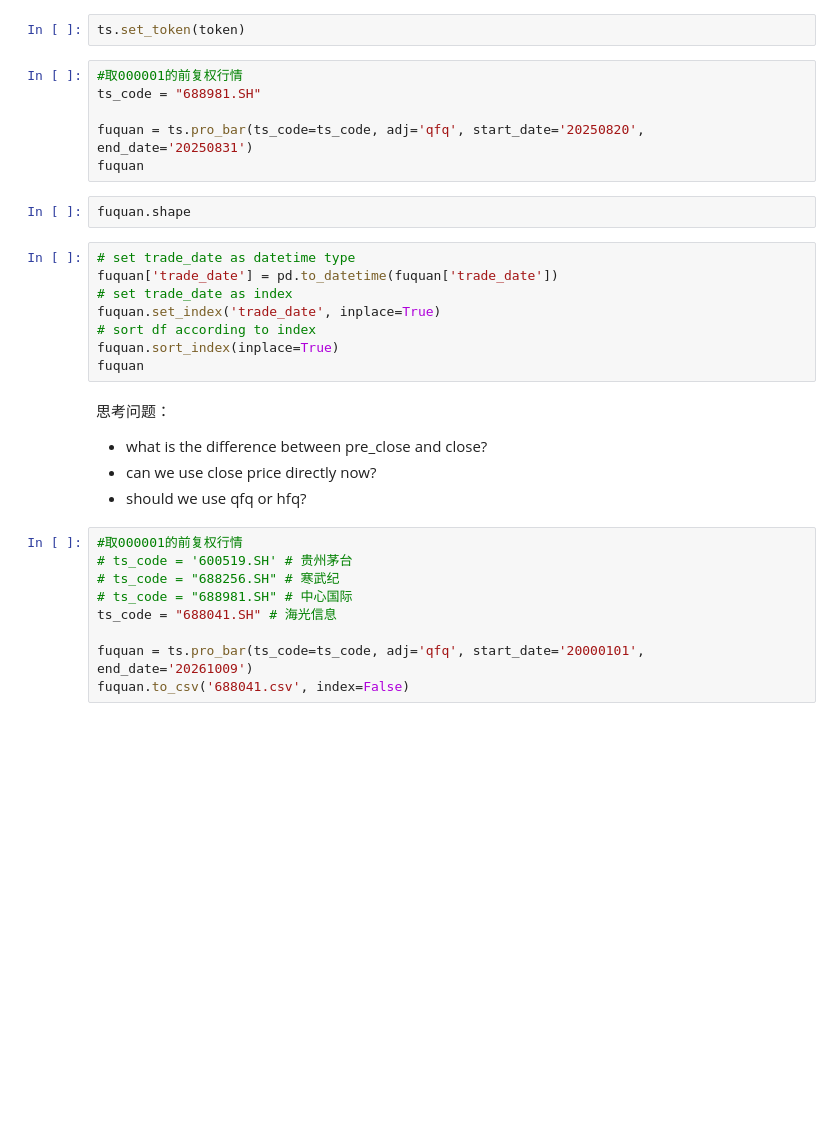
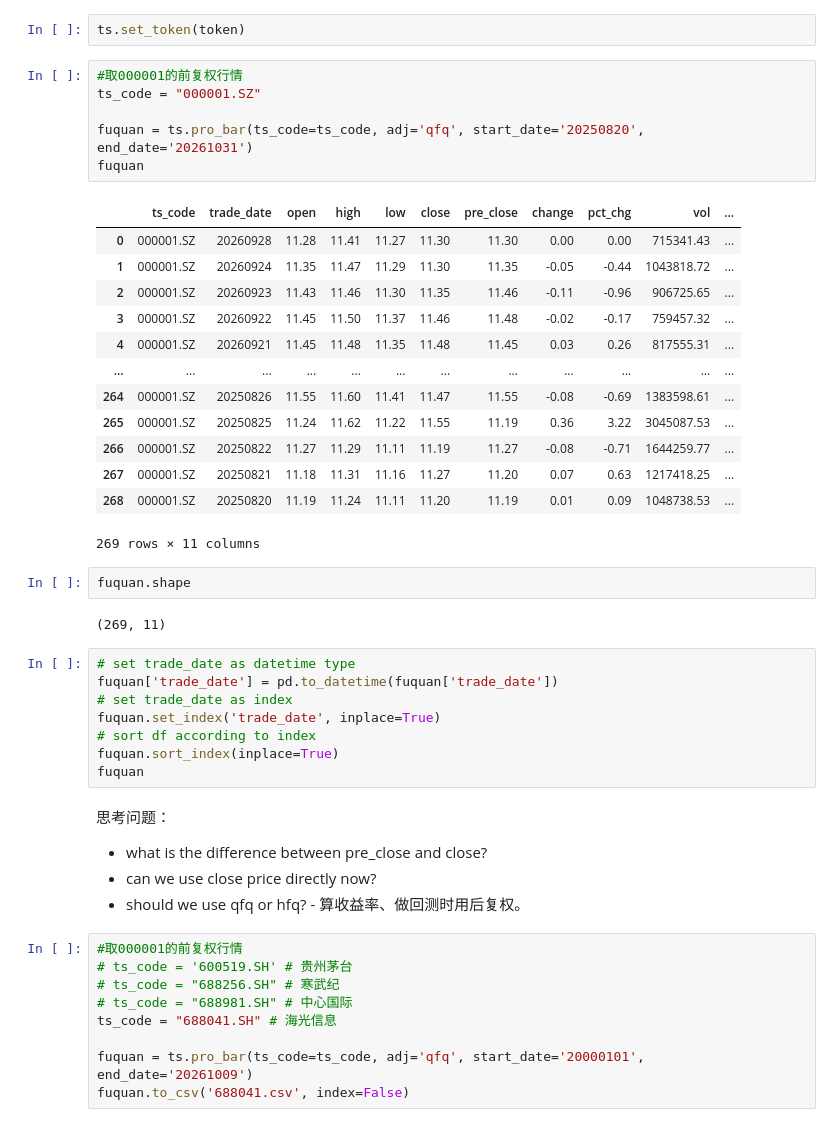
Before and after one commit to haichaozheng/my-app-2026, a Jupyter notebook: data-analysis/weeks/week04/structured_data.ipynb, the cells around one changed output. Saved outputs shown, nothing was run; the diff lists cells and outputs as text; blank space fills up the shorter version.

```diff
--- a/data-analysis/weeks/week04/structured_data.ipynb
+++ b/data-analysis/weeks/week04/structured_data.ipynb
@@ -409,12 +536,28 @@ df
 ts.set_token(token)
 # %%
 #取000001的前复权行情
-ts_code = "688981.SH"
+ts_code = "000001.SZ"
 
-fuquan = ts.pro_bar(ts_code=ts_code, adj='qfq', start_date='20250820', end_date='20250831')
+fuquan = ts.pro_bar(ts_code=ts_code, adj='qfq', start_date='20250820', end_date='20261031')
 fuquan
+# %% [output]
+|  | ts_code | trade_date | open | high | low | close | pre_close | change | pct_chg | vol | ... |
+| 0 | 000001.SZ | 20260928 | 11.28 | 11.41 | 11.27 | 11.30 | 11.30 | 0.00 | 0.00 | 715341.43 | ... |
+| 1 | 000001.SZ | 20260924 | 11.35 | 11.47 | 11.29 | 11.30 | 11.35 | -0.05 | -0.44 | 1043818.72 | ... |
+| 2 | 000001.SZ | 20260923 | 11.43 | 11.46 | 11.30 | 11.35 | 11.46 | -0.11 | -0.96 | 906725.65 | ... |
+| 3 | 000001.SZ | 20260922 | 11.45 | 11.50 | 11.37 | 11.46 | 11.48 | -0.02 | -0.17 | 759457.32 | ... |
+| 4 | 000001.SZ | 20260921 | 11.45 | 11.48 | 11.35 | 11.48 | 11.45 | 0.03 | 0.26 | 817555.31 | ... |
+| ... | ... | ... | ... | ... | ... | ... | ... | ... | ... | ... | ... |
+| 264 | 000001.SZ | 20250826 | 11.55 | 11.60 | 11.41 | 11.47 | 11.55 | -0.08 | -0.69 | 1383598.61 | ... |
+| 265 | 000001.SZ | 20250825 | 11.24 | 11.62 | 11.22 | 11.55 | 11.19 | 0.36 | 3.22 | 3045087.53 | ... |
+| 266 | 000001.SZ | 20250822 | 11.27 | 11.29 | 11.11 | 11.19 | 11.27 | -0.08 | -0.71 | 1644259.77 | ... |
+| 267 | 000001.SZ | 20250821 | 11.18 | 11.31 | 11.16 | 11.27 | 11.20 | 0.07 | 0.63 | 1217418.25 | ... |
+| 268 | 000001.SZ | 20250820 | 11.19 | 11.24 | 11.11 | 11.20 | 11.19 | 0.01 | 0.09 | 1048738.53 | ... |
+269 rows × 11 columns
 # %%
 fuquan.shape
+# %% [output]
+(269, 11)
 # %%
 # set trade_date as datetime type
 fuquan['trade_date'] = pd.to_datetime(fuquan['trade_date'])
@@ -428,7 +571,7 @@ fuquan
 
 - what is the difference between pre_close and close?
 - can we use close price directly now?
-- should we use qfq or hfq?
+- should we use qfq or hfq? - 算收益率、做回测时用后复权。
 # %%
 #取000001的前复权行情
 # ts_code = '600519.SH' # 贵州茅台
```
Also changed, not shown: parts of 30 cells of this notebook, 7 other files.
